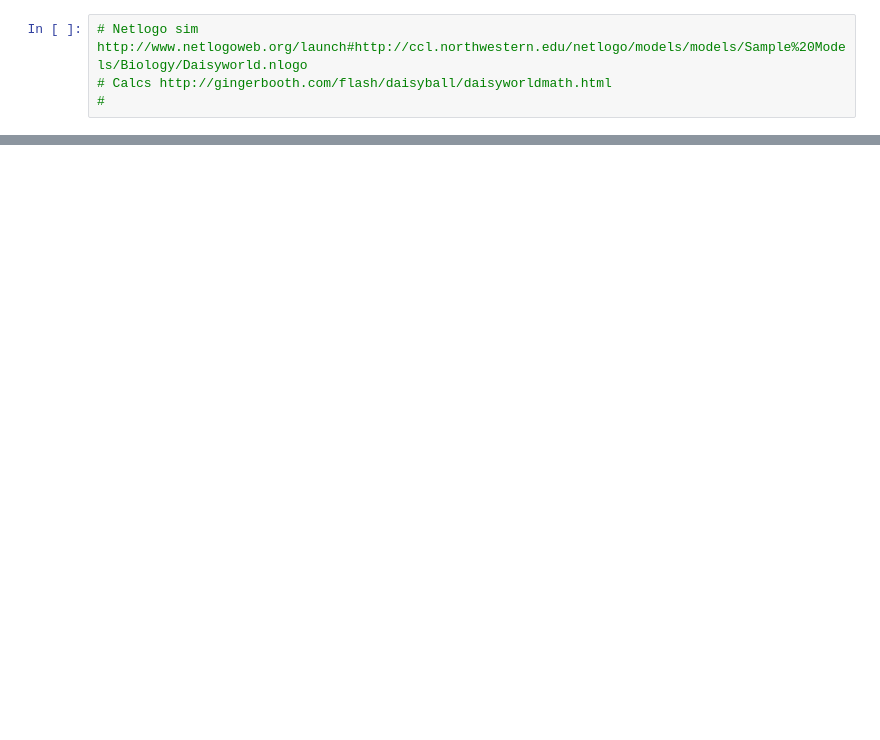
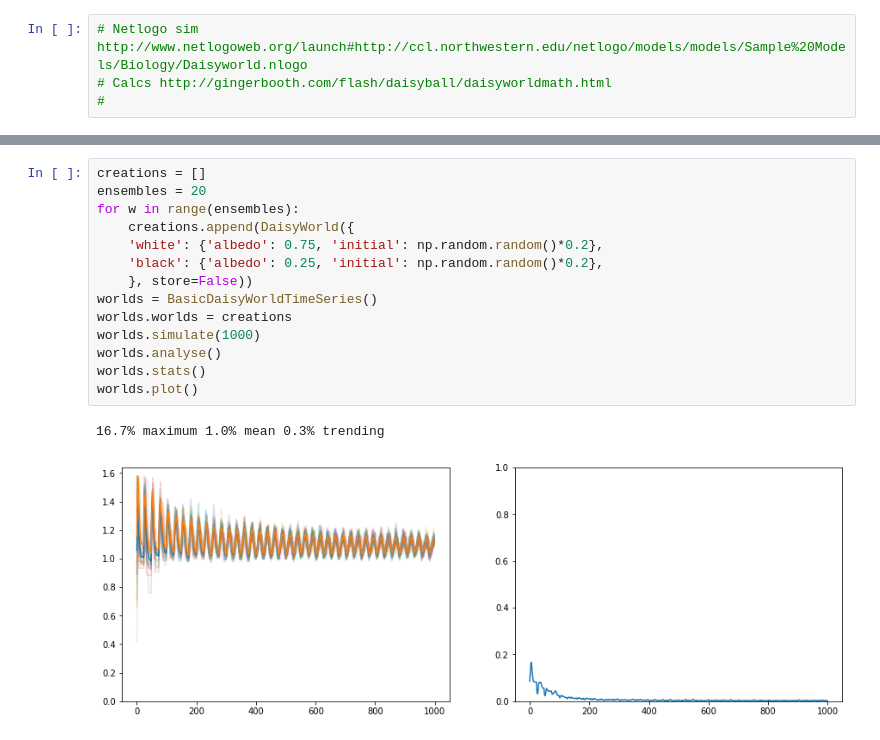
Before and after one commit to timjdavey/incoherence, a Jupyter notebook: notebooks/Analysis Daisyworld.ipynb, the cells around one changed output, grey strips where cells are left out. Saved outputs shown, nothing was run; the diff lists cells and outputs as text; blank space fills up the shorter version.

```diff
--- a/notebooks/Analysis Daisyworld.ipynb
+++ b/notebooks/Analysis Daisyworld.ipynb
@@ -41,0 +123,17 @@ dtype: float64
+# %%
+creations = []
+ensembles = 20
+for w in range(ensembles):
+    creations.append(DaisyWorld({
+    'white': {'albedo': 0.75, 'initial': np.random.random()*0.2},
+    'black': {'albedo': 0.25, 'initial': np.random.random()*0.2},
+    }, store=False))
+worlds = BasicDaisyWorldTimeSeries()
+worlds.worlds = creations
+worlds.simulate(1000)
+worlds.analyse()
+worlds.stats()
+worlds.plot()
+# %% [output]
+16.7% maximum 1.0% mean 0.3% trending
+[figure, added]
```
Also changed, not shown: parts of 9 cells of this notebook, 3 other files.
